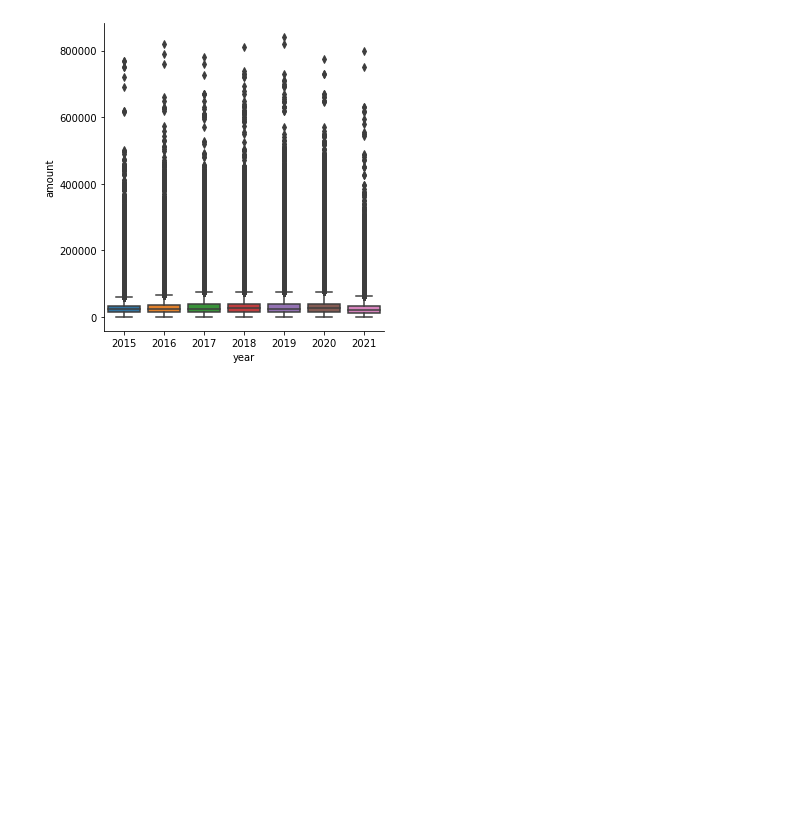
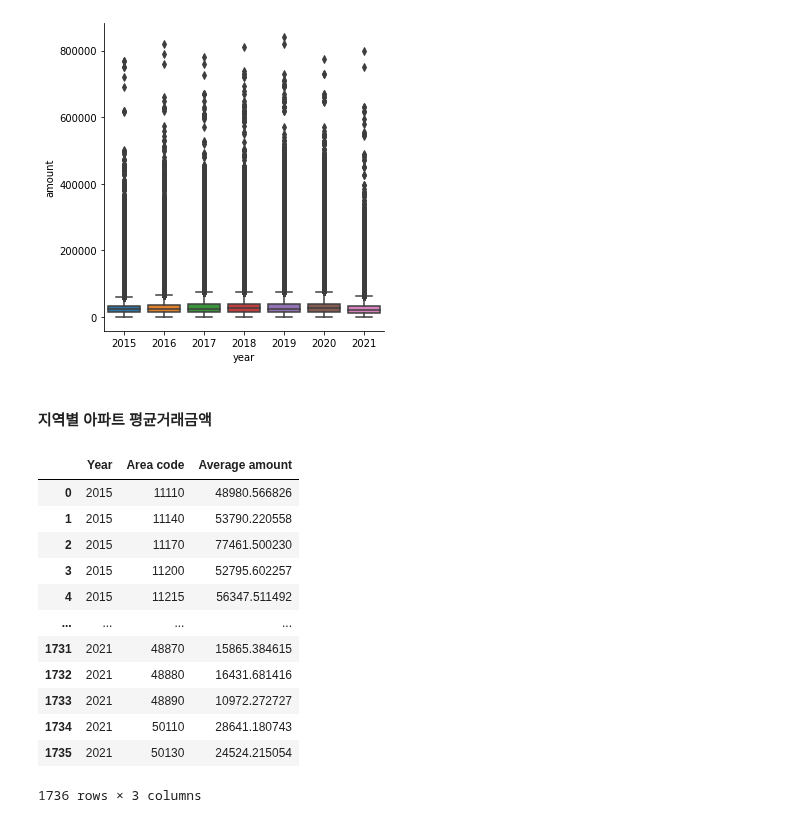
Before and after one commit to hihiroo/BigData, a Jupyter notebook: pbl3/seaborn_apartDeal.ipynb, the cells around one changed output. Saved outputs shown, nothing was run; the diff lists cells and outputs as text; code cells hidden in the pictures; blank space fills up the shorter version.

```diff
--- a/pbl3/seaborn_apartDeal.ipynb
+++ b/pbl3/seaborn_apartDeal.ipynb
@@ -120,3 +120,25 @@ sns.catplot(x="year", y="amount",kind="box", dodge=False, data=catdata)
 # %% [output]
 <seaborn.axisgrid.FacetGrid at 0x...>
 [figure]
+# %% [markdown]
+#### 지역별 아파트 평균거래금액
+# %%
+# 년도별, 지역별 평균 거래액
+byArea = pd.DataFrame(data.groupby(['거래년도','지역코드'])['거래금액'].mean())
+byArea.reset_index(level=['거래년도', '지역코드'], inplace=True)
+byArea.rename(columns = {'거래년도':'Year','지역코드':'Area code', '거래금액':'Average amount'}, inplace=True)
+byArea
+# %% [output]
+|  | Year | Area code | Average amount |
+| 0 | 2015 | 11110 | 48980.566826 |
+| 1 | 2015 | 11140 | 53790.220558 |
+| 2 | 2015 | 11170 | 77461.500230 |
+| 3 | 2015 | 11200 | 52795.602257 |
+| 4 | 2015 | 11215 | 56347.511492 |
+| ... | ... | ... | ... |
+| 1731 | 2021 | 48870 | 15865.384615 |
+| 1732 | 2021 | 48880 | 16431.681416 |
+| 1733 | 2021 | 48890 | 10972.272727 |
+| 1734 | 2021 | 50110 | 28641.180743 |
+| 1735 | 2021 | 50130 | 24524.215054 |
+1736 rows × 3 columns
```
